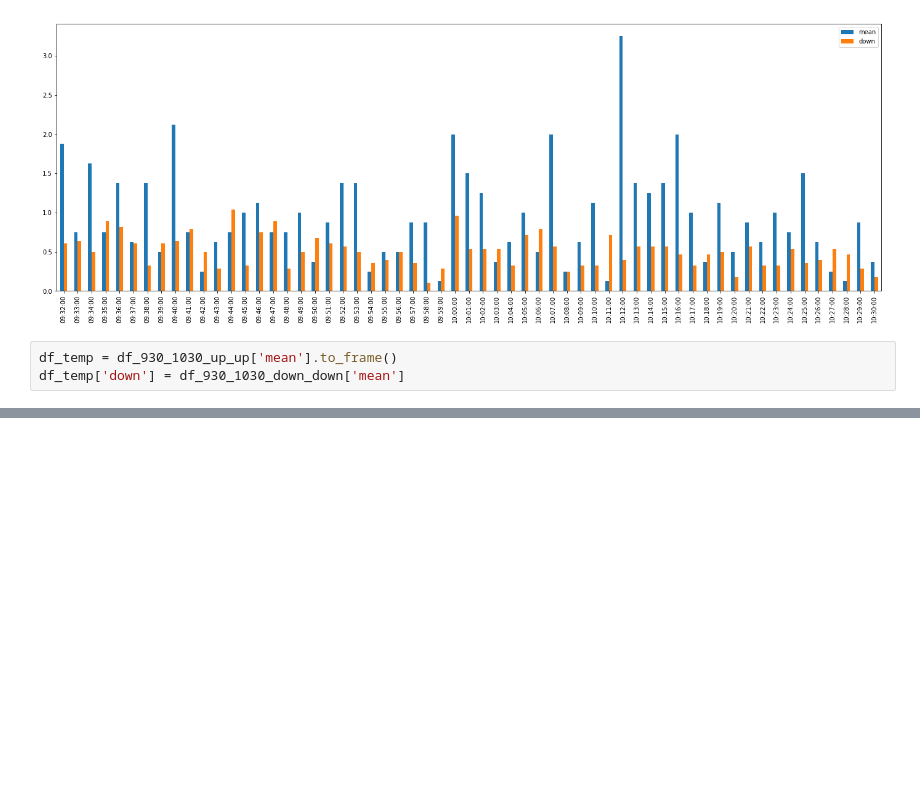
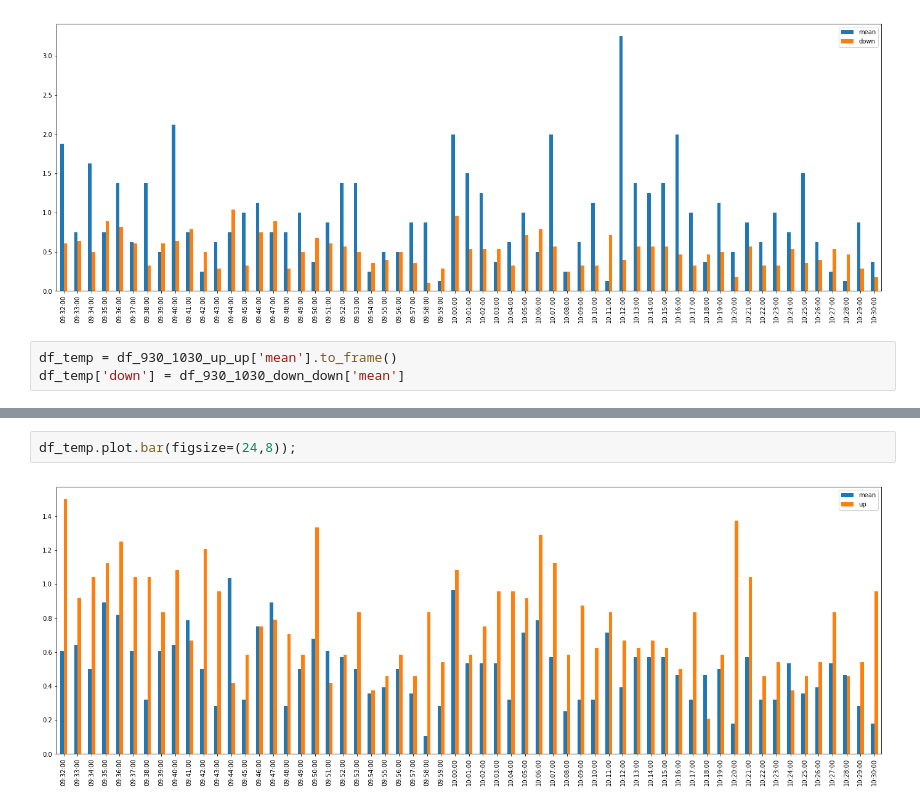
Before and after one commit to kevinfcleary/Brendan_Stuff, a Jupyter notebook: Brendan_Stuff/Analytics Suite v0.2.ipynb, the cells around one changed output, grey strips where cells are left out. Saved outputs shown, nothing was run; the diff lists cells and outputs as text; blank space fills up the shorter version.

```diff
--- a/Brendan_Stuff/Analytics Suite v0.2.ipynb
+++ b/Brendan_Stuff/Analytics Suite v0.2.ipynb
@@ -371,0 +386,4 @@ df_temp['down'] = df_930_1030_down_down['mean']
+# %%
+df_temp.plot.bar(figsize=(24,8));
+# %% [output]
+[figure, added]
```
Also changed, not shown: parts of 4 cells of this notebook.
